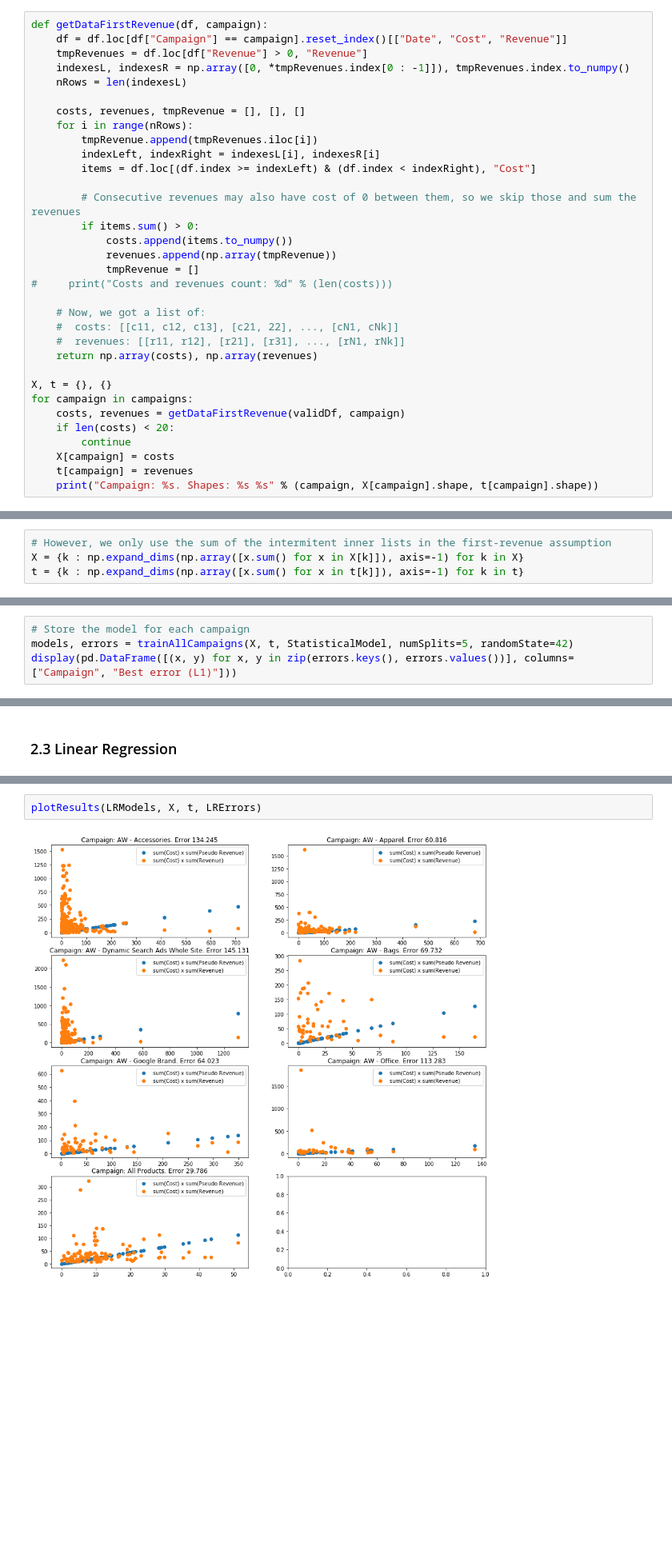
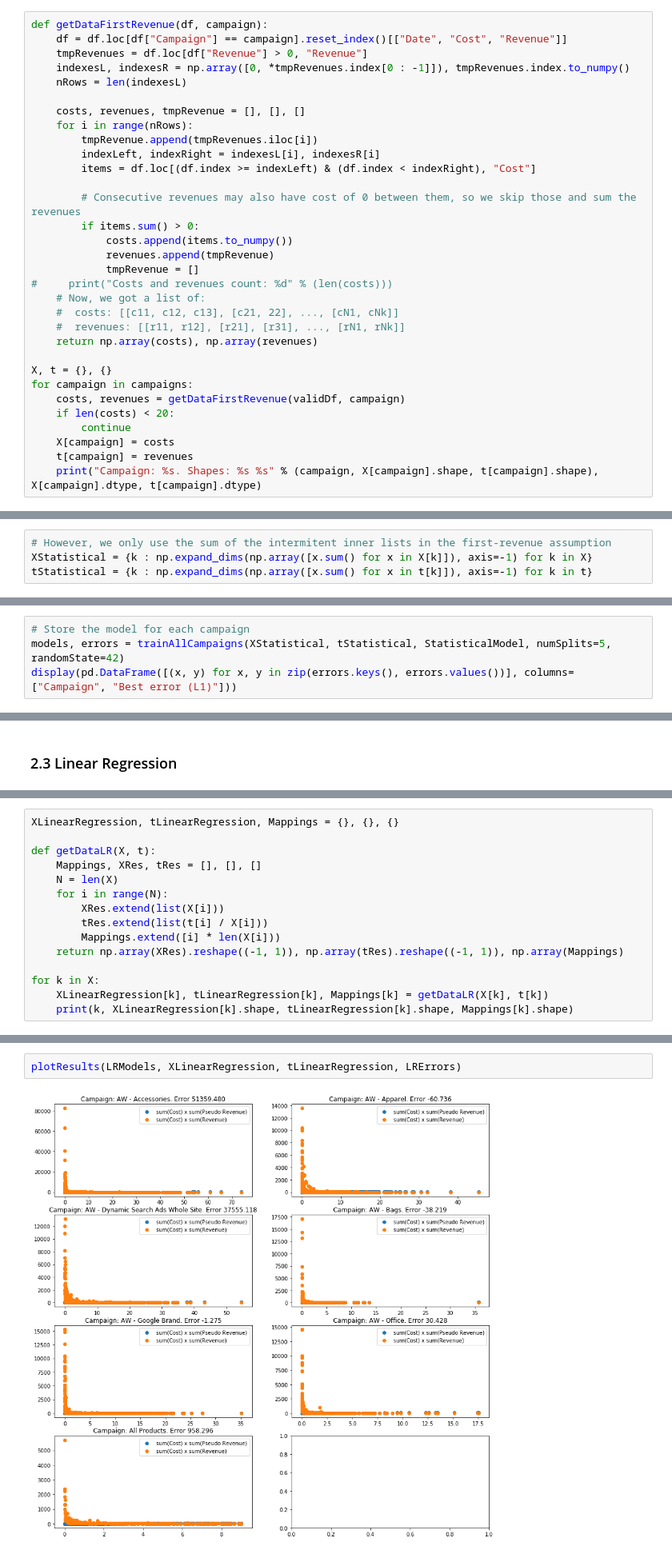
Before and after one commit to Morphl-AI/Ecommerce-Marketing-Spend-Optimization, a Jupyter notebook: Notebooks/3. Budget allocation - pseudo-revenue - first-revenue assumption - baseline statistical model .ipynb, the cells around one changed output, grey strips where cells are left out. Shown at 80% size. Cells and saved outputs as stored; diff of their text form; blank space fills up the shorter version.

Commit message:
Updated model with linear regression

```diff
--- a/Notebooks/3. Budget allocation - pseudo-revenue - first-revenue assumption - baseline statistical model .ipynb
+++ b/Notebooks/3. Budget allocation - pseudo-revenue - first-revenue assumption - baseline statistical model .ipynb
@@ -81,10 +81,9 @@ def getDataFirstRevenue(df, campaign):
         # Consecutive revenues may also have cost of 0 between them, so we skip those and sum the revenues
         if items.sum() > 0:
             costs.append(items.to_numpy())
-            revenues.append(np.array(tmpRevenue))
+            revenues.append(tmpRevenue)
             tmpRevenue = []
 #     print("Costs and revenues count: %d" % (len(costs)))
-
     # Now, we got a list of:
     #  costs: [[c11, c12, c13], [c21, 22], ..., [cN1, cNk]]
     #  revenues: [[r11, r12], [r21], [r31], ..., [rN1, rNk]]
@@ -97,5 +96,5 @@ for campaign in campaigns:
         continue
     X[campaign] = costs
     t[campaign] = revenues
-    print("Campaign: %s. Shapes: %s %s" % (campaign, X[campaign].shape, t[campaign].shape))
+    print("Campaign: %s. Shapes: %s %s" % (campaign, X[campaign].shape, t[campaign].shape), X[campaign].dtype, t[campaign].dtype)
 # %% [output]
@@ -137,8 +136,8 @@ for campaign in X.keys():
 [figure]
 # %%
 # However, we only use the sum of the intermitent inner lists in the first-revenue assumption
-X = {k : np.expand_dims(np.array([x.sum() for x in X[k]]), axis=-1) for k in X}
-t = {k : np.expand_dims(np.array([x.sum() for x in t[k]]), axis=-1) for k in t}
+XStatistical = {k : np.expand_dims(np.array([x.sum() for x in X[k]]), axis=-1) for k in X}
+tStatistical = {k : np.expand_dims(np.array([x.sum() for x in t[k]]), axis=-1) for k in t}
 # %% [markdown]
 ### 2.2 Statistical model (Notebook 2)
 # %%
@@ -202,7 +201,7 @@ def trainAllCampaigns(X, t, modelType, numSplits, randomState):
 ### 2.2.1 Train the model on all campaigns
 # %%
 # Store the model for each campaign
-models, errors = trainAllCampaigns(X, t, StatisticalModel, numSplits=5, randomState=42)
+models, errors = trainAllCampaigns(XStatistical, tStatistical, StatisticalModel, numSplits=5, randomState=42)
 display(pd.DataFrame([(x, y) for x, y in zip(errors.keys(), errors.values())], columns=["Campaign", "Best error (L1)"]))
 # %% [output]
 |  | Campaign | Best error (L1) |
@@ -314,0 +310,15 @@ display(pd.DataFrame([(x, y) for x, y in zip(LRErrors.keys(), LRErrors.values())
+# %%
+XLinearRegression, tLinearRegression, Mappings = {}, {}, {}
+
+def getDataLR(X, t):
+    Mappings, XRes, tRes = [], [], []
+    N = len(X)
+    for i in range(N):
+        XRes.extend(list(X[i]))
+        tRes.extend(list(t[i] / X[i]))
+        Mappings.extend([i] * len(X[i]))
+    return np.array(XRes).reshape((-1, 1)), np.array(tRes).reshape((-1, 1)), np.array(Mappings)
+
+for k in X:
+    XLinearRegression[k], tLinearRegression[k], Mappings[k] = getDataLR(X[k], t[k])
+    print(k, XLinearRegression[k].shape, tLinearRegression[k].shape, Mappings[k].shape)
@@ -315,7 +396,7 @@ display(pd.DataFrame([(x, y) for x, y in zip(LRErrors.keys(), LRErrors.values())
 # %%
-plotResults(LRModels, X, t, LRErrors)
+plotResults(LRModels, XLinearRegression, tLinearRegression, LRErrors)
 # %% [output]
-[figure, old version]
+[figure, new version]
 # %%
 LRFinalDf = createPseudoRevenues(LRModels, validDf)
 # %%
```
Also changed, not shown: parts of 9 cells of this notebook.
